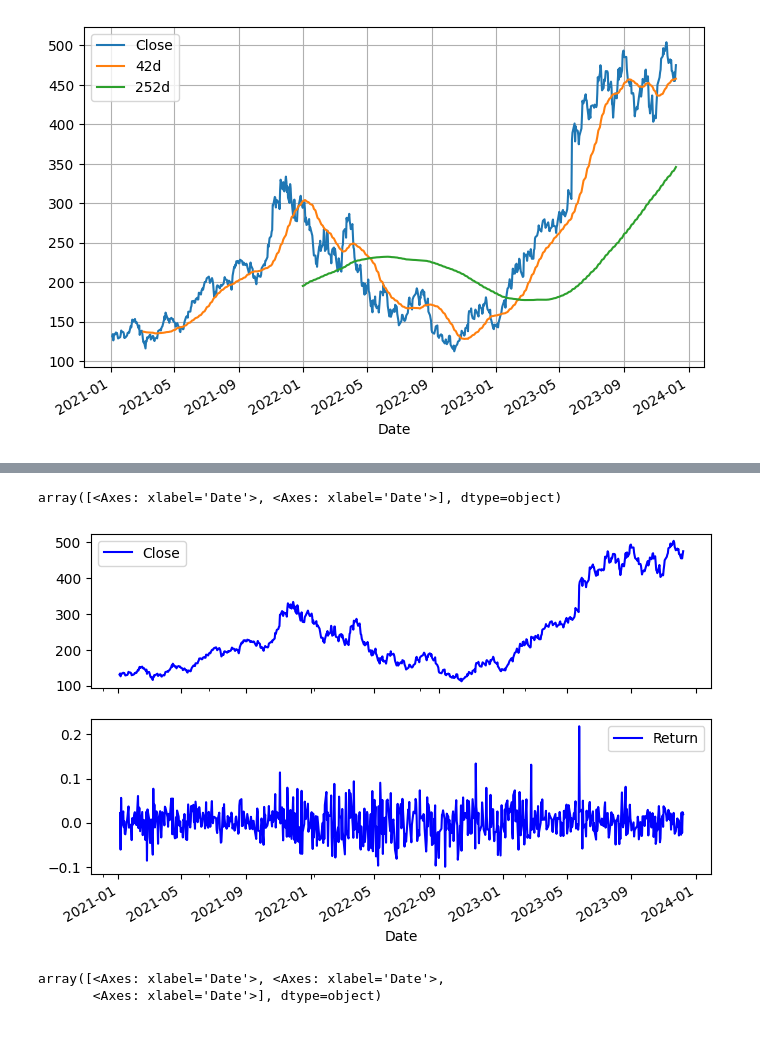
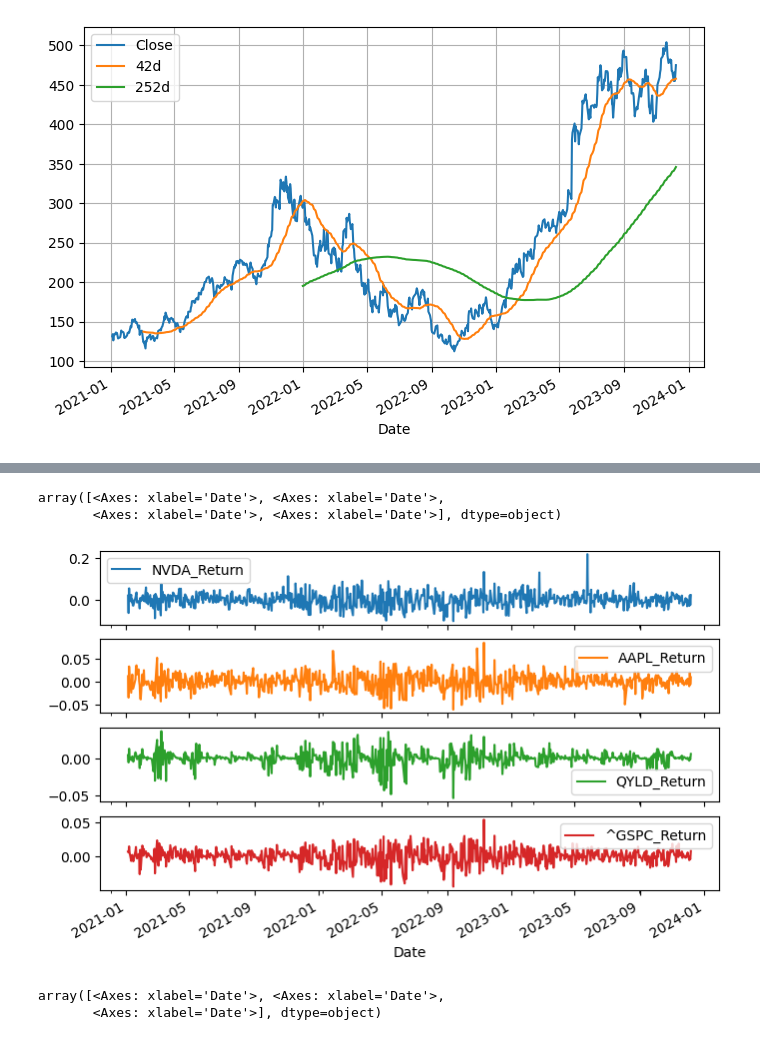
Before and after one commit to casslee1351/Finance-Portfolio, a Jupyter notebook: finance_portfolio.ipynb, the cells around one changed output, grey strips where cells are left out. Drawn from its saved outputs; the diff is of its cells as text; code cells hidden in the pictures.

Commit message:
getting data for portfolio

```diff
--- a/finance_portfolio.ipynb
+++ b/finance_portfolio.ipynb
@@ -15,5 +17,5 @@ yf.pdr_override()
 # %%
-# get NVDA stock data
-nvda = pdr.get_data_yahoo('NVDA', start='2021-01-01')
-nvda.head()
+# get stock data
+stocks_df = pdr.get_data_yahoo(stocks, start='2021-01-01', end='2023-12-08')[['Adj Close']]
+stocks_df.columns = stocks_df.columns.droplevel(0)
 # %% [output]
@@ -54,0 +25,4 @@ nvda['Volatility'] = nvda['LogRet'].rolling(252).std()
+# %%
+for stock in stocks_df.columns:
+    stocks_df[stock + "_LogRet"] = np.log(stocks_df[stock] / stocks_df[stock].shift(1))
+    stocks_df[stock + '_Volatility'] = stocks_df[stock + '_LogRet'].rolling(252).std()
@@ -81,0 +73,5 @@ nvda['Return'] = np.log(nvda['Close'] / nvda['Close'].shift(1))
+# %%
+for stock in stocks:
+    stocks_df[stock + '_Return'] = np.log(stocks_df[stock] / stocks_df[stock].shift(1))
+# %%
+rets = [ret for ret in stocks_df.columns if '_Ret' in ret]
@@ -82,5 +83,6 @@ nvda['Return'] = np.log(nvda['Close'] / nvda['Close'].shift(1))
 # %%
-nvda[['Close', 'Return']].plot(subplots=True, style='b', figsize=(8, 5))
+stocks_df[rets].plot(subplots=True, figsize=(8, 5))
 # %% [output]
-array([<Axes: xlabel='Date'>, <Axes: xlabel='Date'>], dtype=object)
+array([<Axes: xlabel='Date'>, <Axes: xlabel='Date'>,
+       <Axes: xlabel='Date'>, <Axes: xlabel='Date'>], dtype=object)
-[figure, old version]
+[figure, new version]
```
Also changed, not shown: parts of 14 cells of this notebook.
